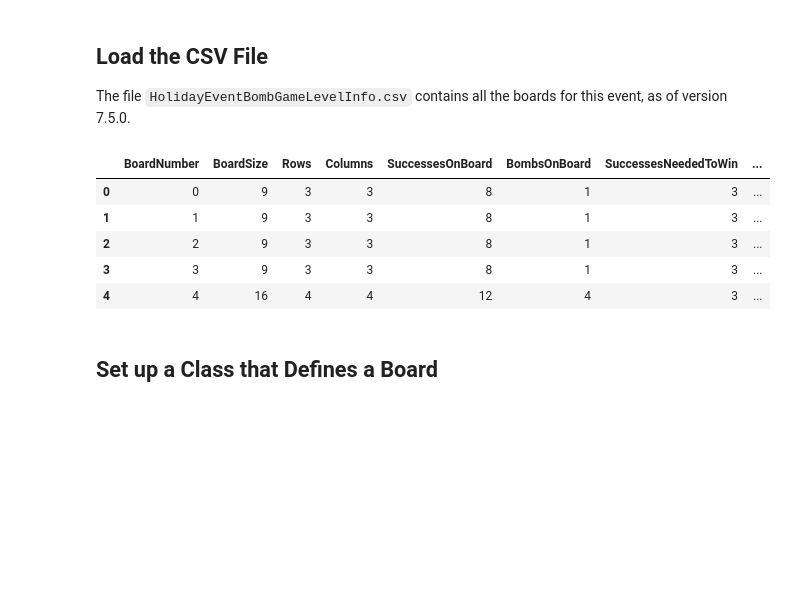
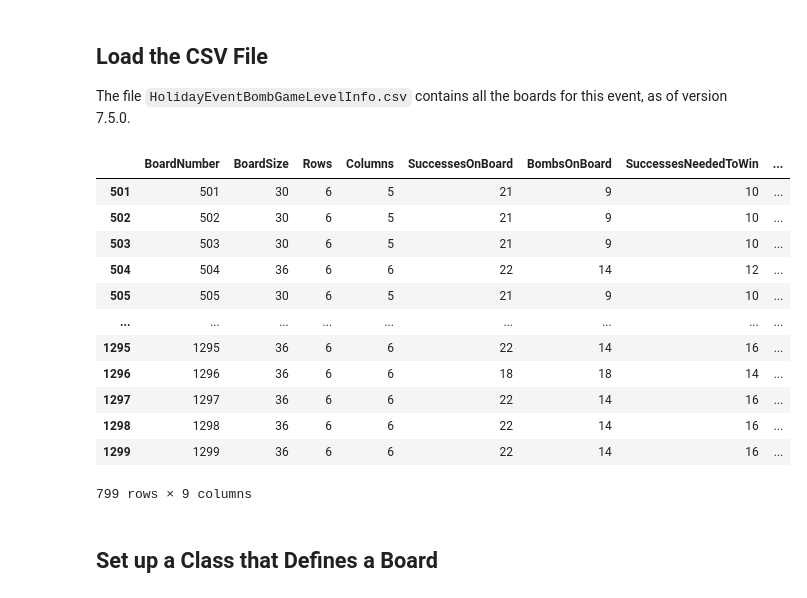
Before and after one commit to datario-viz/tt2_things, a Jupyter notebook: present_panic/present_panic_sim.ipynb, the cells around one changed output. Cells and saved outputs as stored; diff of their text form; code cells hidden in the pictures; blank space fills up the shorter version.

```diff
--- a/present_panic/present_panic_sim.ipynb
+++ b/present_panic/present_panic_sim.ipynb
@@ -19,15 +19,23 @@ import multiprocessing as mp
 The file `HolidayEventBombGameLevelInfo.csv` contains all the boards for this event, as of version 7.5.0.
 # %%
 level_info = pd.read_csv('HolidayEventBombGameLevelInfo.csv')
-# level_info[level_info['ChestIconIndex'] == 2]
-level_info.head(5)
-# %% [output]
-|  | BoardNumber | BoardSize | Rows | Columns | SuccessesOnBoard | BombsOnBoard | SuccessesNeededToWin | ... |
-| 0 | 0 | 9 | 3 | 3 | 8 | 1 | 3 | ... |
-| 1 | 1 | 9 | 3 | 3 | 8 | 1 | 3 | ... |
-| 2 | 2 | 9 | 3 | 3 | 8 | 1 | 3 | ... |
-| 3 | 3 | 9 | 3 | 3 | 8 | 1 | 3 | ... |
-| 4 | 4 | 16 | 4 | 4 | 12 | 4 | 3 | ... |
+# %%
+level_info[level_info['BoardNumber'] > 500]
+# level_info.head(5)
+# %% [output]
+|  | BoardNumber | BoardSize | Rows | Columns | SuccessesOnBoard | BombsOnBoard | SuccessesNeededToWin | ... |
+| 501 | 501 | 30 | 6 | 5 | 21 | 9 | 10 | ... |
+| 502 | 502 | 30 | 6 | 5 | 21 | 9 | 10 | ... |
+| 503 | 503 | 30 | 6 | 5 | 21 | 9 | 10 | ... |
+| 504 | 504 | 36 | 6 | 6 | 22 | 14 | 12 | ... |
+| 505 | 505 | 30 | 6 | 5 | 21 | 9 | 10 | ... |
+| ... | ... | ... | ... | ... | ... | ... | ... | ... |
+| 1295 | 1295 | 36 | 6 | 6 | 22 | 14 | 16 | ... |
+| 1296 | 1296 | 36 | 6 | 6 | 18 | 18 | 14 | ... |
+| 1297 | 1297 | 36 | 6 | 6 | 22 | 14 | 16 | ... |
+| 1298 | 1298 | 36 | 6 | 6 | 22 | 14 | 16 | ... |
+| 1299 | 1299 | 36 | 6 | 6 | 22 | 14 | 16 | ... |
+799 rows × 9 columns
 # %% [markdown]
 ## Set up a Class that Defines a Board
 # %%
```
Also changed, not shown: parts of 10 cells of this notebook, 1 other file.
